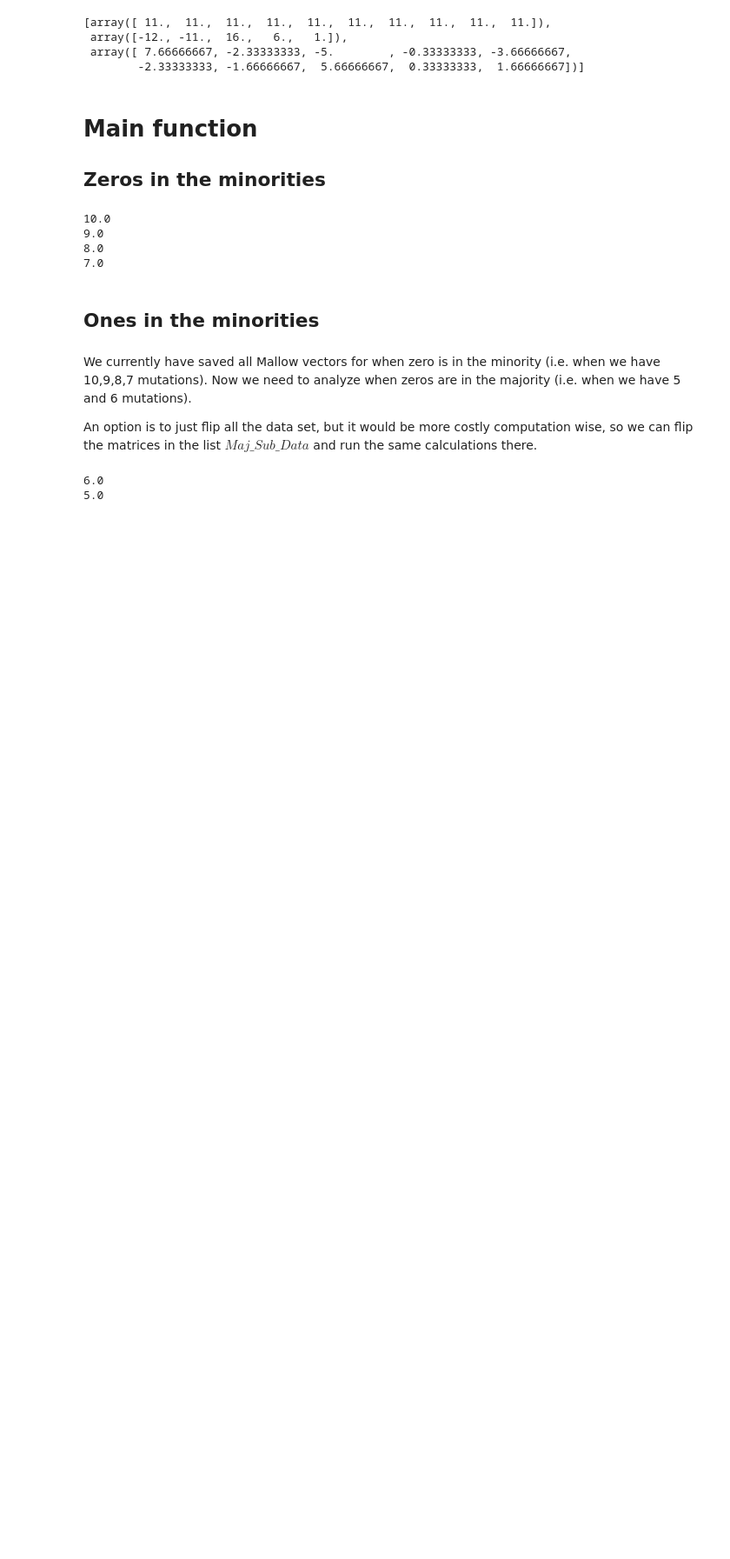
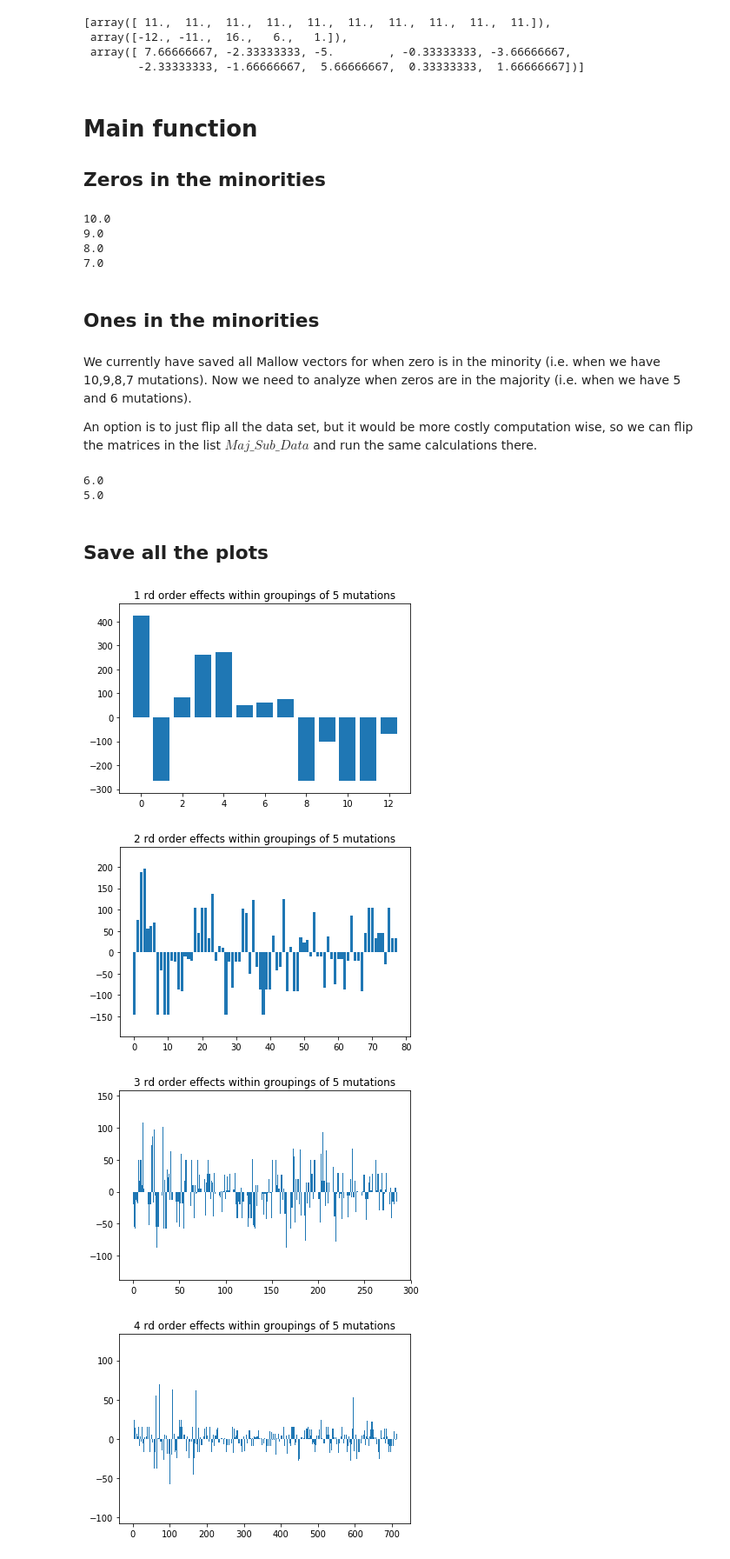
Before and after one commit to LillianGonzalezAlbino/FourierAnalysis, a Jupyter notebook: Spectral-Analysis.ipynb, the cells around one changed output. Shown at 87% size. Cells and saved outputs as stored; diff of their text form; code cells hidden in the pictures; blank space fills up the shorter version.

```diff
--- a/Spectral-Analysis.ipynb
+++ b/Spectral-Analysis.ipynb
@@ -196,7 +199,7 @@ def calc_f(PartitionTuple):
         else:
             averagef[i] = f[i]/counter[i]
     # return data vector
-    return averagef
+    return averagef, counter
 # %%
 # input: tuple of int and matrix
 # output: list of arrays
@@ -204,9 +207,12 @@ def calc_f(PartitionTuple):
 # in a list of data vectors
 def create_data_vectors(PartitionList):
     dataVectors = []
+    counterVectors = []
     for data in range(len(PartitionList)):
-        dataVectors.append(calc_f(PartitionList[data]))
-    return dataVectors
+        datavec, counter = calc_f(PartitionList[data])
+        dataVectors.append(datavec)
+        counterVectors.append(counter)
+    return dataVectors, counterVectors
 # %%
 # input: string or list, int
 # output: list of tuples
@@ -445,7 +454,7 @@ Min_Sub_Data, Maj_Sub_Data = MinoritiesMajorities(Sub_Data)
 # i.e. data vector contains individuals, pairs, triples, etc
 # we will partition the data vector into a list of arrays
 # containing individual data vector, pairs data vector, etc
-data_vectors_f = create_data_vectors(Min_Sub_Data)
+data_vectors_f, counter_vectors = create_data_vectors(Min_Sub_Data)
 
 # save the k that are in the minorities
 zero_minorities = []
@@ -536,7 +545,7 @@ New_Min_Data = flipMajorities(Maj_Sub_Data)
 # i.e. data vector contains individuals, pairs, triples, etc
 # we will partition the data vector into a list of arrays
 # containing individual data vector, pairs data vector, etc
-data_vectors_f2 = create_data_vectors(New_Min_Data)
+data_vectors_f2, counter_vectors2 = create_data_vectors(New_Min_Data)
 
 # save the k that are in the minorities
 zero_minorities2 = []
@@ -584,3 +593,21 @@ for i in range(len(AllMallowVectors2)):
 # %% [output]
 6.0
 5.0
+# %% [markdown]
+## Save all the plots
+# %%
+for nmut in range(len(AllMallowVectors2)-1,-1,-1):
+    k = AllMallowVectors2[nmut][0]
+    MallowList = AllMallowVectors2[nmut][1]
+    for order in range(1,len(MallowList)):
+        y_axis = np.arange(len(MallowList[order]))
+        plt.bar(y_axis, MallowList[order], align='center')
+        plt.title('%d rd order effects within groupings of %d mutations'%(order, k))
+        plt.ylim((min(MallowList[order])-50),(max(MallowList[order])+50))
+        plt.savefig("plots/%d_order_13_%d.png"%(order,k))
+        plt.show()
+# %% [output]
+[figure, added]
+[figure, added]
+[figure, added]
+[figure, added]
```
Also changed, not shown: parts of 5 cells of this notebook.
